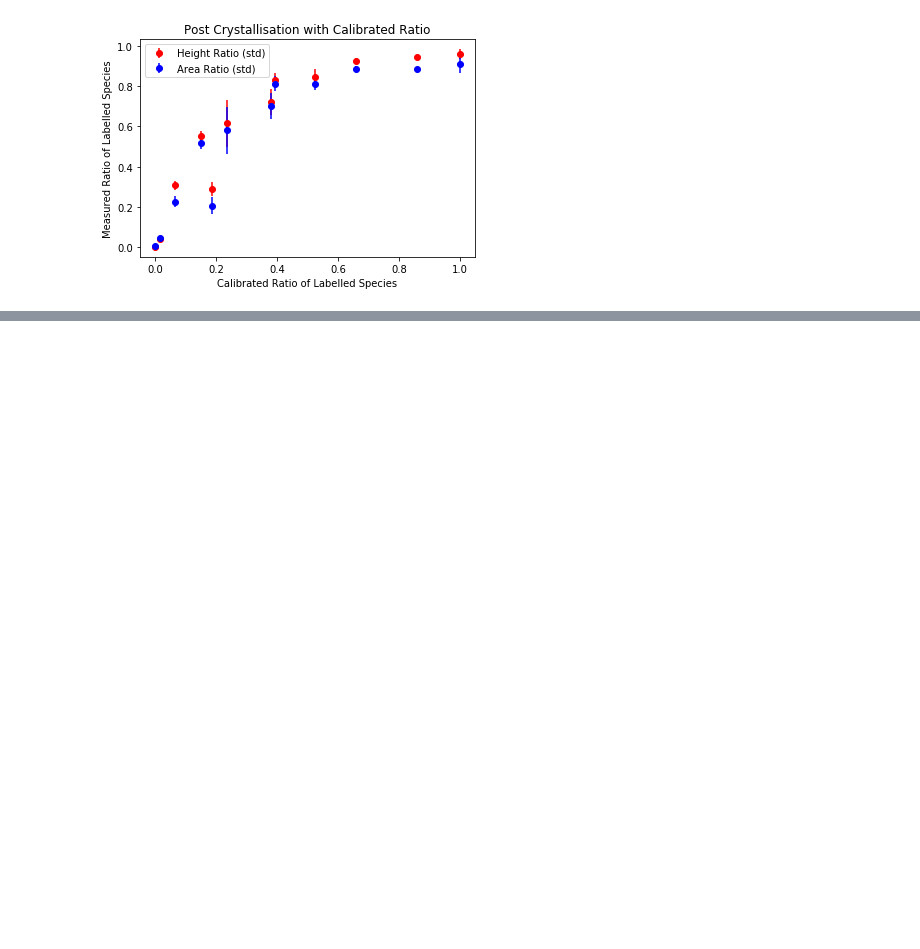
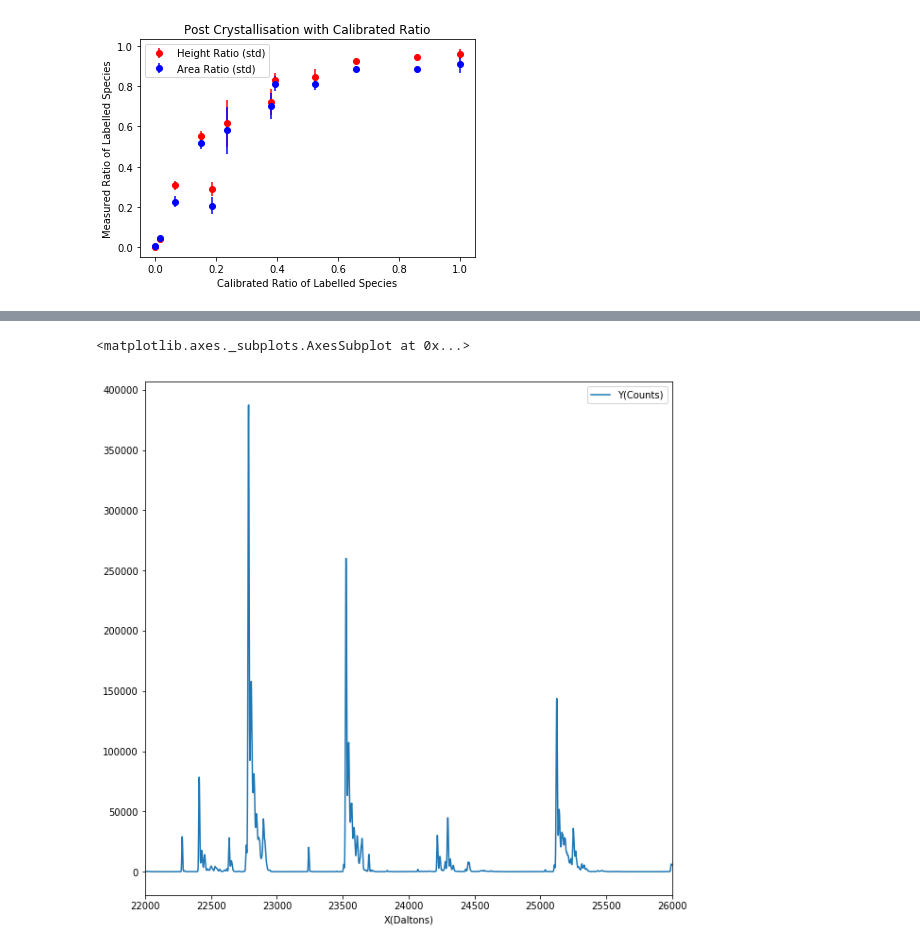
Before and after one commit to nelse003/mass_spec_ratio, a Jupyter notebook: NUDT7_ratios.ipynb, the cells around one changed output, grey strips where cells are left out. Saved outputs shown, nothing was run; the diff lists cells and outputs as text; code cells hidden in the pictures; blank space fills up the shorter version.

```diff
--- a/NUDT7_ratios.ipynb
+++ b/NUDT7_ratios.ipynb
@@ -607,0 +645,7 @@ post_crystal_calibrated_plot(post_crystal_df)
+# %%
+key = '190302 : "+ESI Scan (rt: 7.202-7.996 min, 49 scans) Frag=250.0V NUDT7A_p026_CI074433_C3c.d  Deconvoluted (Isotope Width=0.0)"\n'
+no_label_df = df_dict[key]
+no_label_df.plot(x='X(Daltons)',y='Y(Counts)',kind='line',xlim=(22000,26000))
+# %% [output]
+<matplotlib.axes._subplots.AxesSubplot at 0x...>
+[figure, added]
```
Also changed, not shown: parts of 8 cells of this notebook, 1 other file.
